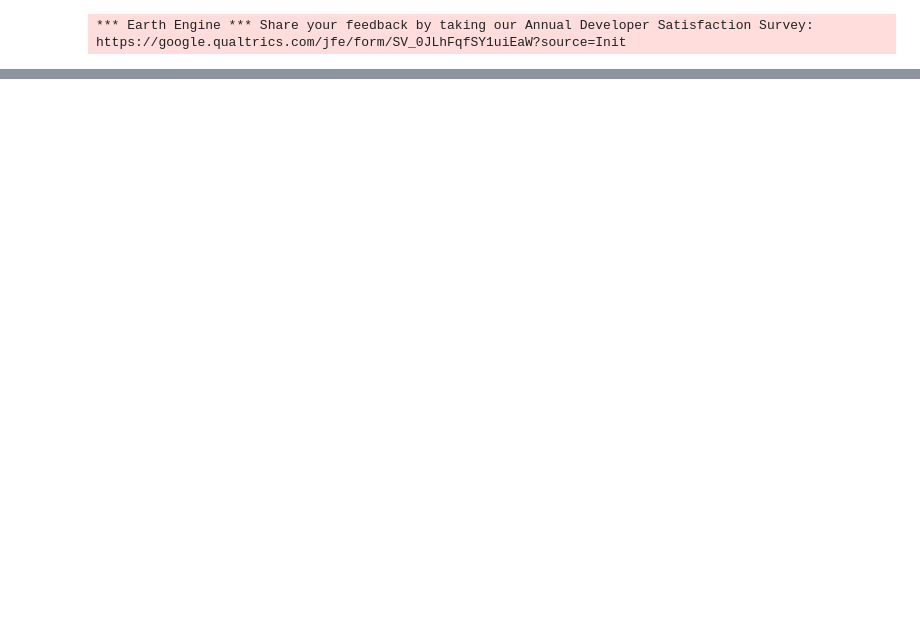
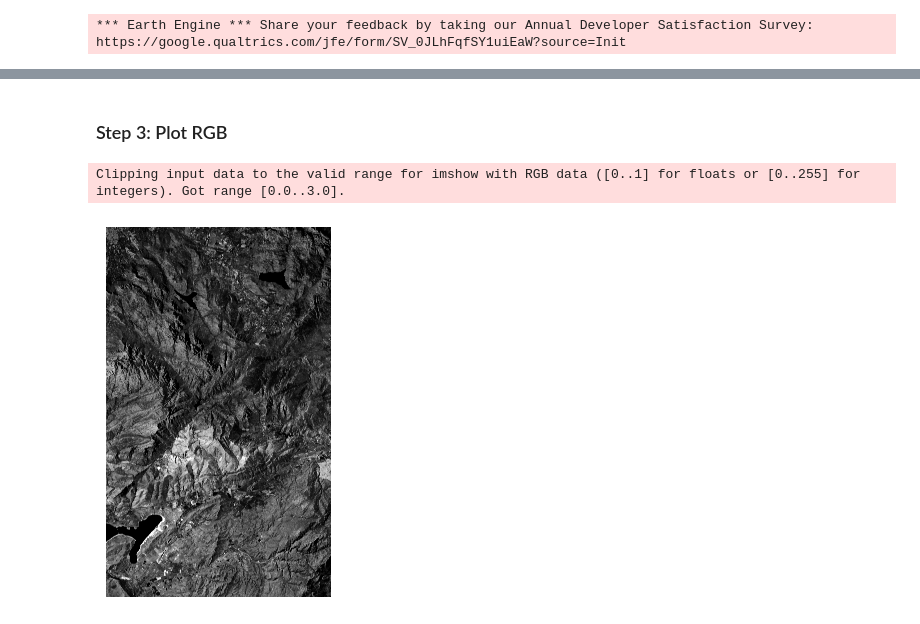
Before and after one commit to Geethen/hypinvalimap, a Jupyter notebook: code/data_exploration.ipynb, the cells around one changed output, grey strips where cells are left out. Saved outputs shown, nothing was run; the diff lists cells and outputs as text; code cells hidden in the pictures; blank space fills up the shorter version.

Commit message:
Hyperspectral data exploration NB

```diff
--- a/code/data_exploration.ipynb
+++ b/code/data_exploration.ipynb
@@ -119,0 +58,35 @@ ds_join.to_zarr(
+# %% [markdown]
+### Step 3: Plot RGB
+# %%
+# Select bands for RGB by choosing specific wavelengths
+# Adjust wl values as per your dataset's range
+red_band = ds.sel(wl=650, method="nearest")  # Red: ~650 nm
+green_band = ds.sel(wl=550, method="nearest")  # Green: ~550 nm
+blue_band = ds.sel(wl=470, method="nearest")  # Blue: ~470 nm
+
+# Normalize each band to 0-1 range for visualization
+def normalize(band):
+    return (band - band.min()) / (band.max() - band.min())
+
+red = normalize(red_band)
+green = normalize(green_band)
+blue = normalize(blue_band)
+
+# Stack bands along a new dimension named 'rgb'
+rgb_stack = xr.concat([red, green, blue], dim="rgb")
+rgb_stack = rgb_stack.assign_coords(rgb=["red", "green", "blue"])
+# %%
+# Select a 256x256 patch, adjusting the indices as needed
+patch = rgb_stack.isel(y=slice(100, 356), x=slice(200, 456))
+
+# Convert to numpy array for plotting
+rgb_array = rgb_stack.to_array().squeeze().values.transpose(1, 2, 0)*3  # Transpose to (y, x, band)
+
+# .plot.imshow(rgb="band")
+# Display the patch
+plt.imshow(rgb_array, vmin=0, vmax=.25)
+plt.axis('off')  # Remove axis labels
+plt.show()
+# %% [output]
+Clipping input data to the valid range for imshow with RGB data ([0..1] for floats or [0..255] for integers). Got range [0.0..3.0].
+[figure, added]
```
Also changed, not shown: parts of 16 cells of this notebook.
